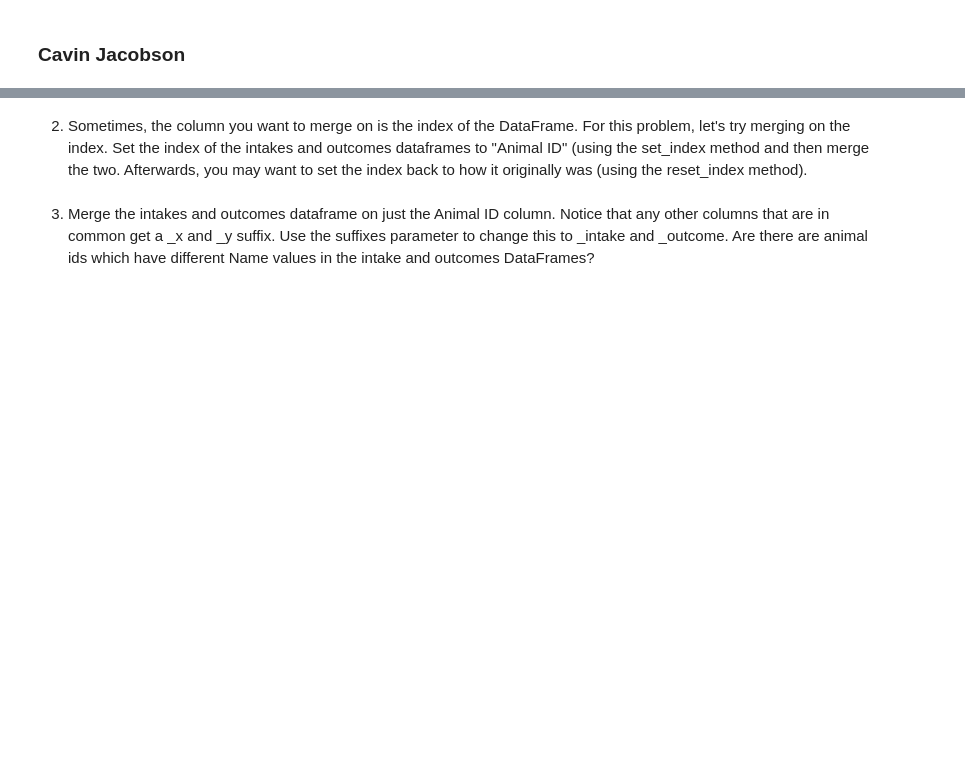
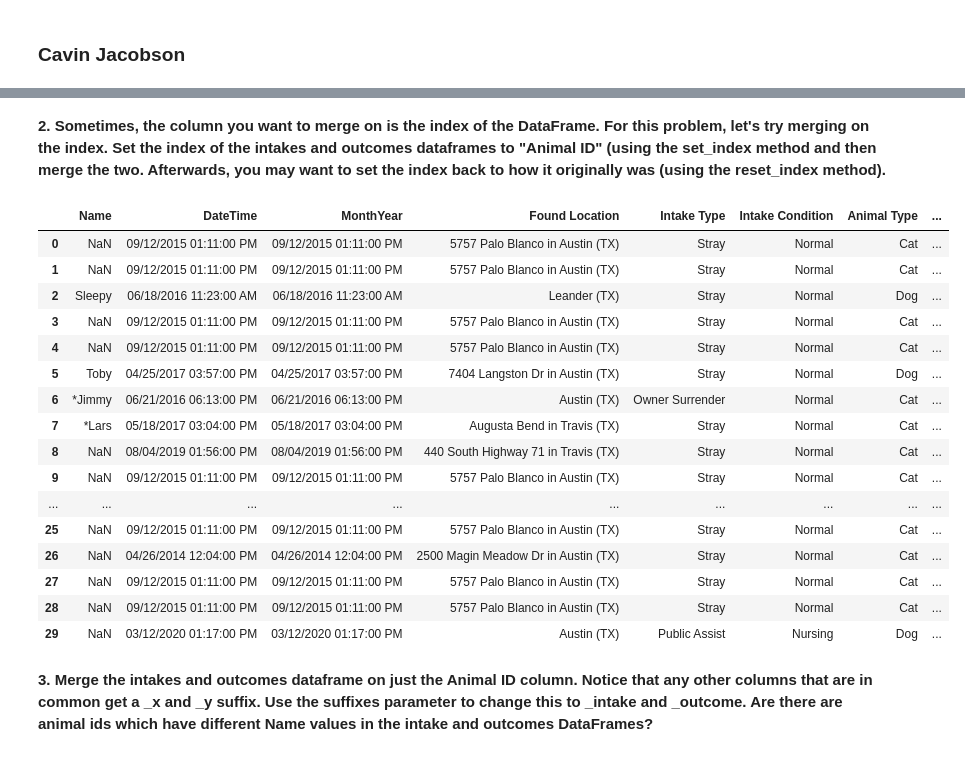
Before and after one commit to nss-data-science-cohort-8/merging-extra-practice-Mythical-clj, a Jupyter notebook: notebooks/Merging_Exercise.ipynb, the cells around one changed output, grey strips where cells are left out. Cells and saved outputs as stored; diff of their text form; code cells hidden in the pictures; blank space fills up the shorter version.

```diff
--- a/notebooks/Merging_Exercise.ipynb
+++ b/notebooks/Merging_Exercise.ipynb
@@ -26,4 +34,27 @@ intakes.head(4)
 # %% [markdown]
-2. Sometimes, the column you want to merge on is the index of the DataFrame. For this problem, let's try merging on the index. Set the index of the intakes and outcomes dataframes to "Animal ID" (using the set_index method and then merge the two. Afterwards, you may want to set the index back to how it originally was (using the reset_index method).
+**2. Sometimes, the column you want to merge on is the index of the DataFrame. For this problem, let's try merging on the index. Set the index of the intakes and outcomes dataframes to "Animal ID" (using the set_index method and then merge the two. Afterwards, you may want to set the index back to how it originally was (using the reset_index method).**
+# %%
+intakes = intakes.set_index('Animal ID')
+outcomes = outcomes.set_index('Animal ID')
+# %%
+pd.merge(intakes, outcomes)
+# %% [output]
+|  | Name | DateTime | MonthYear | Found Location | Intake Type | Intake Condition | Animal Type | ... |
+| 0 | NaN | 09/12/2015 01:11:00 PM | 09/12/2015 01:11:00 PM | 5757 Palo Blanco in Austin (TX) | Stray | Normal | Cat | ... |
+| 1 | NaN | 09/12/2015 01:11:00 PM | 09/12/2015 01:11:00 PM | 5757 Palo Blanco in Austin (TX) | Stray | Normal | Cat | ... |
+| 2 | Sleepy | 06/18/2016 11:23:00 AM | 06/18/2016 11:23:00 AM | Leander (TX) | Stray | Normal | Dog | ... |
+| 3 | NaN | 09/12/2015 01:11:00 PM | 09/12/2015 01:11:00 PM | 5757 Palo Blanco in Austin (TX) | Stray | Normal | Cat | ... |
+| 4 | NaN | 09/12/2015 01:11:00 PM | 09/12/2015 01:11:00 PM | 5757 Palo Blanco in Austin (TX) | Stray | Normal | Cat | ... |
+| 5 | Toby | 04/25/2017 03:57:00 PM | 04/25/2017 03:57:00 PM | 7404 Langston Dr in Austin (TX) | Stray | Normal | Dog | ... |
+| 6 | *Jimmy | 06/21/2016 06:13:00 PM | 06/21/2016 06:13:00 PM | Austin (TX) | Owner Surrender | Normal | Cat | ... |
+| 7 | *Lars | 05/18/2017 03:04:00 PM | 05/18/2017 03:04:00 PM | Augusta Bend in Travis (TX) | Stray | Normal | Cat | ... |
+| 8 | NaN | 08/04/2019 01:56:00 PM | 08/04/2019 01:56:00 PM | 440 South Highway 71 in Travis (TX) | Stray | Normal | Cat | ... |
+| 9 | NaN | 09/12/2015 01:11:00 PM | 09/12/2015 01:11:00 PM | 5757 Palo Blanco in Austin (TX) | Stray | Normal | Cat | ... |
+| ... | ... | ... | ... | ... | ... | ... | ... | ... |
+| 25 | NaN | 09/12/2015 01:11:00 PM | 09/12/2015 01:11:00 PM | 5757 Palo Blanco in Austin (TX) | Stray | Normal | Cat | ... |
+| 26 | NaN | 04/26/2014 12:04:00 PM | 04/26/2014 12:04:00 PM | 2500 Magin Meadow Dr in Austin (TX) | Stray | Normal | Cat | ... |
+| 27 | NaN | 09/12/2015 01:11:00 PM | 09/12/2015 01:11:00 PM | 5757 Palo Blanco in Austin (TX) | Stray | Normal | Cat | ... |
+| 28 | NaN | 09/12/2015 01:11:00 PM | 09/12/2015 01:11:00 PM | 5757 Palo Blanco in Austin (TX) | Stray | Normal | Cat | ... |
+| 29 | NaN | 03/12/2020 01:17:00 PM | 03/12/2020 01:17:00 PM | Austin (TX) | Public Assist | Nursing | Dog | ... |
 # %% [markdown]
-3. Merge the intakes and outcomes dataframe on just the Animal ID column. Notice that any other columns that are in common get a _x and _y suffix. Use the suffixes parameter to change this to _intake and _outcome. Are there are animal ids which have different Name values in the intake and outcomes DataFrames?
+**3. Merge the intakes and outcomes dataframe on just the Animal ID column. Notice that any other columns that are in common get a _x and _y suffix. Use the suffixes parameter to change this to _intake and _outcome. Are there are animal ids which have different Name values in the intake and outcomes DataFrames?**
```
Also changed, not shown: parts of 11 cells of this notebook.
